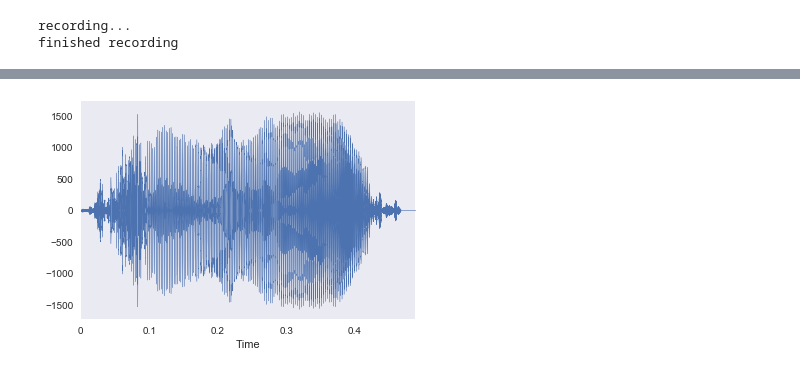
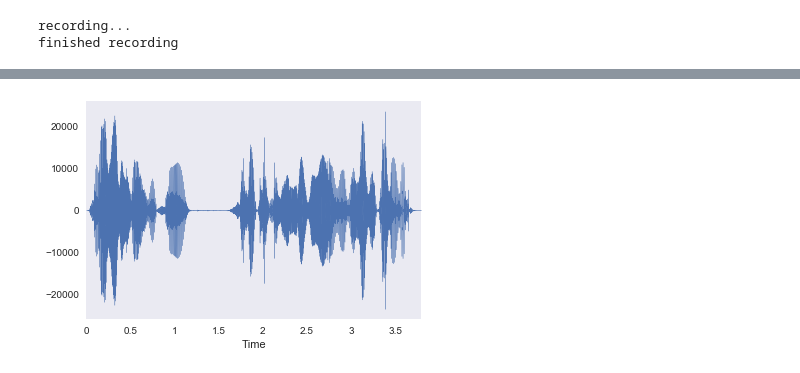
Before and after one commit to baco16g/audio_practice, a Jupyter notebook: aidiary/#0 voice_changer/MyProject.ipynb, the cells around one changed output, grey strips where cells are left out. Drawn from its saved outputs; the diff is of its cells as text; code cells hidden in the pictures.

Commit message:
create voice-changer

```diff
--- a/aidiary/#0 voice_changer/MyProject.ipynb
+++ b/aidiary/#0 voice_changer/MyProject.ipynb
@@ -100,7 +102,7 @@ def plot_mfcc(mcep, fs, alpha, frame_length, hop_length):
     plt.colorbar()
     plt.title("Spectral envelope estimate from mel-cepstrum")
 # %%
-def extract_mfcc(x, fs, frame_length=1024, hop_length=80, order=25, alpha=0.42):
+def extract_mcep(x, fs, frame_length=1024, hop_length=80, order=25, alpha=0.42):
     frame = get_frame(x, frame_length, hop_length)
     windowed = frame * pysptk.blackman(frame_length)
     mcep = pysptk.mcep(windowed, order, alpha)
@@ -111,11 +113,9 @@ def extract_mfcc(x, fs, frame_length=1024, hop_length=80, order=25, alpha=0.42):
 # %%
-def  set_voice(x, fs, pitch, mfcc, hop_length=80, order=25, alpha=0.42, pitch_rate=1.0, mfcc_rate=1.0):
-    b =pysptk.mc2b(mfcc * pitch_rate, alpha);
-    synthesizer = Synthesizer(MLSADF(order=order, alpha=alpha), hop_length)
+def  resynthesis(x, fs, pitch, mcep, hop_length=80, order=25, alpha=0.42, pitch_rate=1.0, delay_rate=1):
+    b =pysptk.mc2b(mcep, alpha);
+    synthesizer = Synthesizer(MLSADF(order=order, alpha=alpha, pd=5), int(hop_length* delay_rate))
 
-    source_excitation = pysptk.excite(pitch * mfcc_rate, hop_length)
-
-    # source_excitation = pitch
+    source_excitation = pysptk.excite(pitch * pitch_rate, int(hop_length* delay_rate))
 
     x_synthesized = synthesizer.synthesis(source_excitation, b)
 
@@ -138,6 +138,6 @@ finished recording
 # %%
 raw2wav('./raw/test.raw')
 # %%
-fs, x = wavfile_orig(SAMPLE_AUDIO_00)
+fs, x = wavfile_orig(SAMPLE_AUDIO_02)
 plot_audio(x, fs)
 # %% [output]
@@ -153,5 +153,5 @@ play_wav(x, fs)
 # %% [output]
 [interactive output not drawn]
 # %%
-mfcc = extract_mfcc(x, fs, frame_length=CHUNK, hop_length=PERIOD)
+mcep = extract_mcep(x, fs, frame_length=CHUNK, hop_length=PERIOD, alpha=EXTRACT_ALPHA)
 # %% [output]
@@ -161,5 +163,5 @@ mfcc = extract_mfcc(x, fs, frame_length=CHUNK, hop_length=PERIOD)
 # %%
-set_voice(x, fs, pitch, mfcc, hop_length=PERIOD, order=ORDER, alpha=ALPHA, pitch_rate=1.0,  mfcc_rate=1.0)
+resynthesis(x, fs, pitch, mcep, hop_length=PERIOD, order=ORDER, alpha=EXTRACT_ALPHA, pitch_rate=1.0)
 # %% [output]
 [interactive output not drawn]
-[figure, old version]
+[figure, new version]
```
Also changed, not shown: parts of 29 cells of this notebook, 4 other files.
